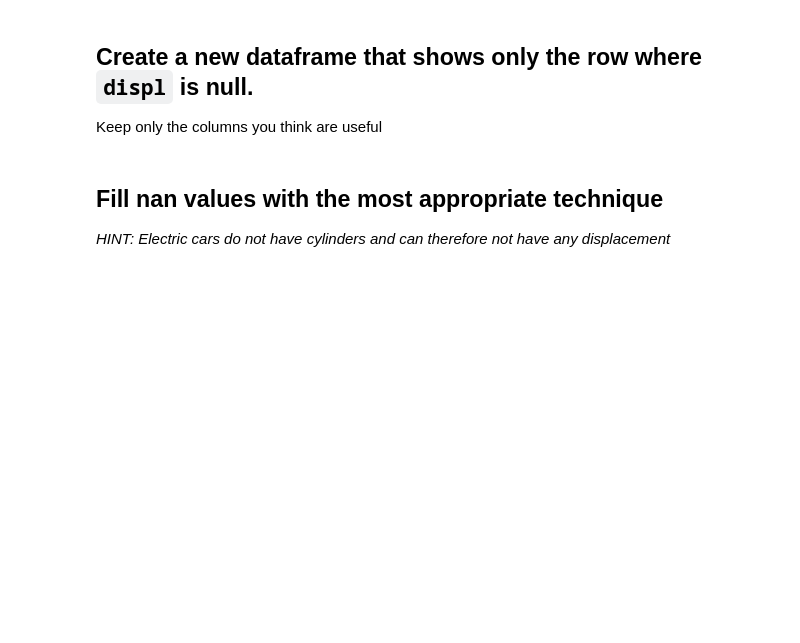
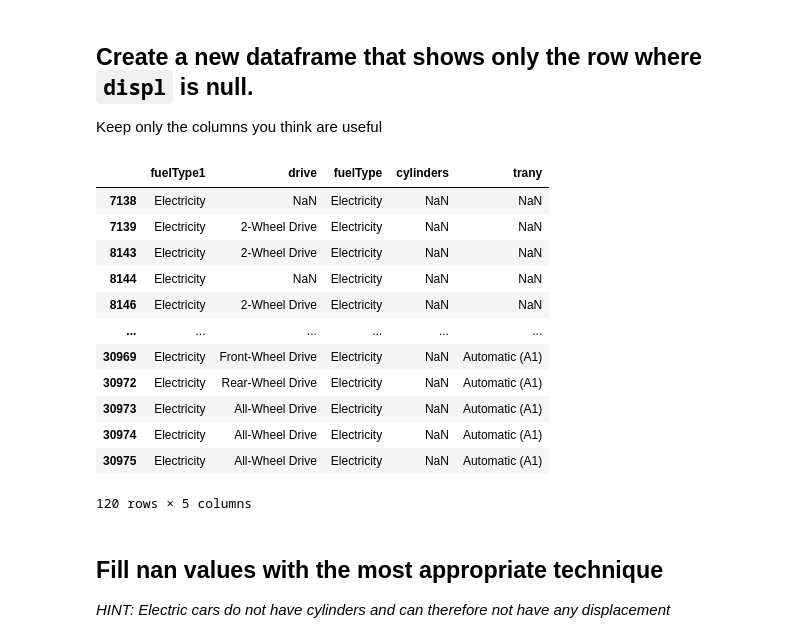
Before and after one commit to Ironhack-Data-Madrid-Mayo-2022/2.4-lab-data-cleaning, a Jupyter notebook: your-code/main.ipynb, the cells around one changed output. Drawn from its saved outputs; the diff is of its cells as text; code cells hidden in the pictures; blank space fills up the shorter version.

```diff
--- a/your-code/main.ipynb
+++ b/your-code/main.ipynb
@@ -63,3 +94,5 @@ We can use the `.sum()` method to total up the number of True values by column,
 ## Show the number of null values only of the columns that actually have null values
 # %%
 #your code
+nan_cols=data.isnull().sum()
+nan_cols
@@ -69,5 +136,9 @@ We can see that some columns have relatively few null values while others have t
 ## Remove the columns that have more than 10,000 null values in them
 # %% [markdown]
 In Pandas, we can do that using the drop method. For our purposes, let's remove the columns that have more than 10,000 null values in them. We will add these column names to a list, and then we will pass those columns to the drop method and indicate that we want columns (not rows) dropped by setting the axis parameter to 1.
+# %%
+#your code
+cols_10000 = nan_cols[nan_cols>10000].index
+data.drop(columns=cols_10000, axis=1, inplace=True)
 # %%
 #your code
@@ -83,3 +158,21 @@ Keep only the columns you think are useful
+# %%
+#your code
+new_data=data.displ[data.displ.isna()].index
+data.iloc[new_data][['fuelType1', 'drive', 'fuelType', 'cylinders', 'trany']]
+# %% [output]
+|  | fuelType1 | drive | fuelType | cylinders | trany |
+| 7138 | Electricity | NaN | Electricity | NaN | NaN |
+| 7139 | Electricity | 2-Wheel Drive | Electricity | NaN | NaN |
+| 8143 | Electricity | 2-Wheel Drive | Electricity | NaN | NaN |
+| 8144 | Electricity | NaN | Electricity | NaN | NaN |
+| 8146 | Electricity | 2-Wheel Drive | Electricity | NaN | NaN |
+| ... | ... | ... | ... | ... | ... |
+| 30969 | Electricity | Front-Wheel Drive | Electricity | NaN | Automatic (A1) |
+| 30972 | Electricity | Rear-Wheel Drive | Electricity | NaN | Automatic (A1) |
+| 30973 | Electricity | All-Wheel Drive | Electricity | NaN | Automatic (A1) |
+| 30974 | Electricity | All-Wheel Drive | Electricity | NaN | Automatic (A1) |
+| 30975 | Electricity | All-Wheel Drive | Electricity | NaN | Automatic (A1) |
+120 rows × 5 columns
 # %% [markdown]
 ## Fill nan values with the most appropriate technique
 *HINT: Electric cars do not have cylinders and can therefore not have any displacement*
```
Also changed, not shown: parts of 11 cells of this notebook.
